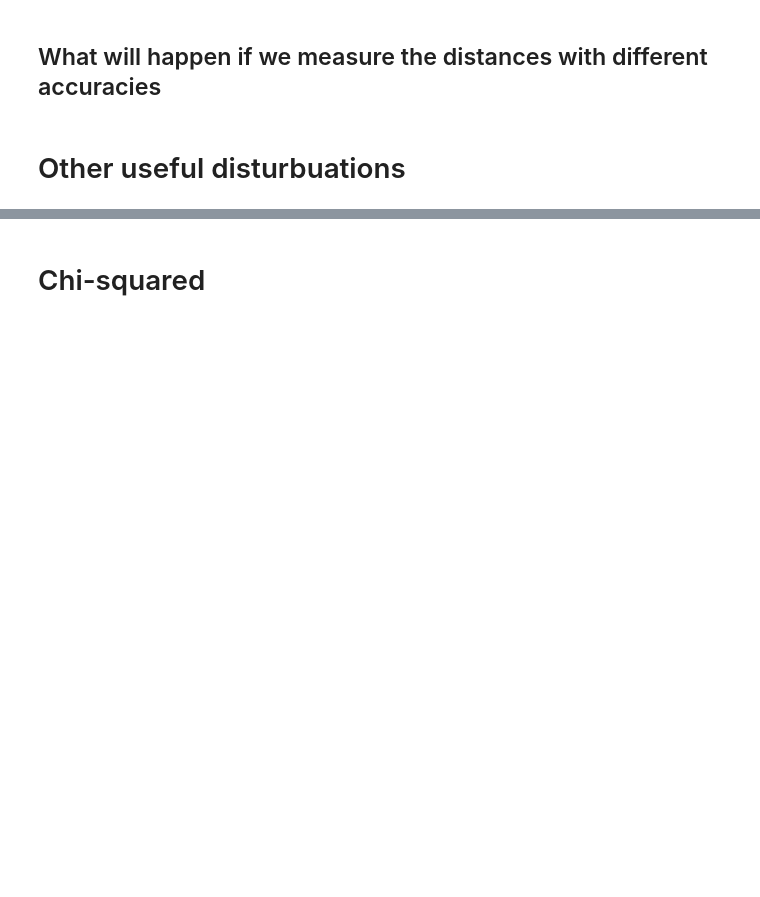
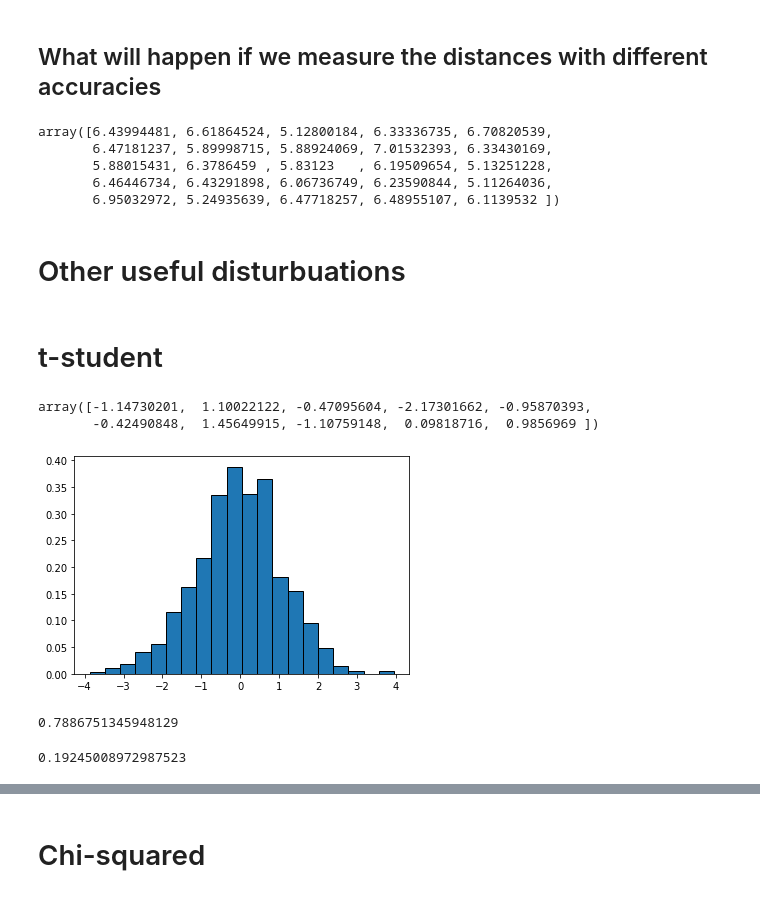
Before and after one commit to HesamTaherzadeh/Least-square-Optimization-And-Hypothesis-Testing, a Jupyter notebook: Pre-Statistics.ipynb, the cells around one changed output, grey strips where cells are left out. Saved outputs shown, nothing was run; the diff lists cells and outputs as text; code cells hidden in the pictures; blank space fills up the shorter version.

```diff
--- a/Pre-Statistics.ipynb
+++ b/Pre-Statistics.ipynb
@@ -242,2 +310,12 @@ histogram, bin_edge = np.histogram(X)
+# %%
+multivariate_normal(mean, cov)
+# %% [output]
+array([6.43994481, 6.61864524, 5.12800184, 6.33336735, 6.70820539,
+       6.47181237, 5.89998715, 5.88924069, 7.01532393, 6.33430169,
+       5.88015431, 6.3786459 , 5.83123   , 6.19509654, 5.13251228,
+       6.46446734, 6.43291898, 6.06736749, 6.23590844, 5.11264036,
+       6.95032972, 5.24935639, 6.47718257, 6.48955107, 6.1139532 ])
 # %% [markdown]
 # Other useful disturbuations
+# %% [markdown]
+# t-student
@@ -243,0 +324,20 @@ histogram, bin_edge = np.histogram(X)
+# %%
+t.rvs(df = 6, size=10)
+# %% [output]
+array([-1.14730201,  1.10022122, -0.47095604, -2.17301662, -0.95870393,
+       -0.42490848,  1.45649915, -1.10759148,  0.09818716,  0.9856969 ])
+# %%
+x = t.rvs(df = 12, size=1000)
+
+plt.hist(x, density=True, bins = 20, edgecolor='k' )
+plt.show()
+# %% [output]
+[figure, added]
+# %%
+t.cdf(1, df=2) # cdf
+# %% [output]
+0.7886751345948129
+# %%
+t.pdf(1, df=2) #pdf
+# %% [output]
+0.19245008972987523
```
Also changed, not shown: parts of 38 cells of this notebook.
